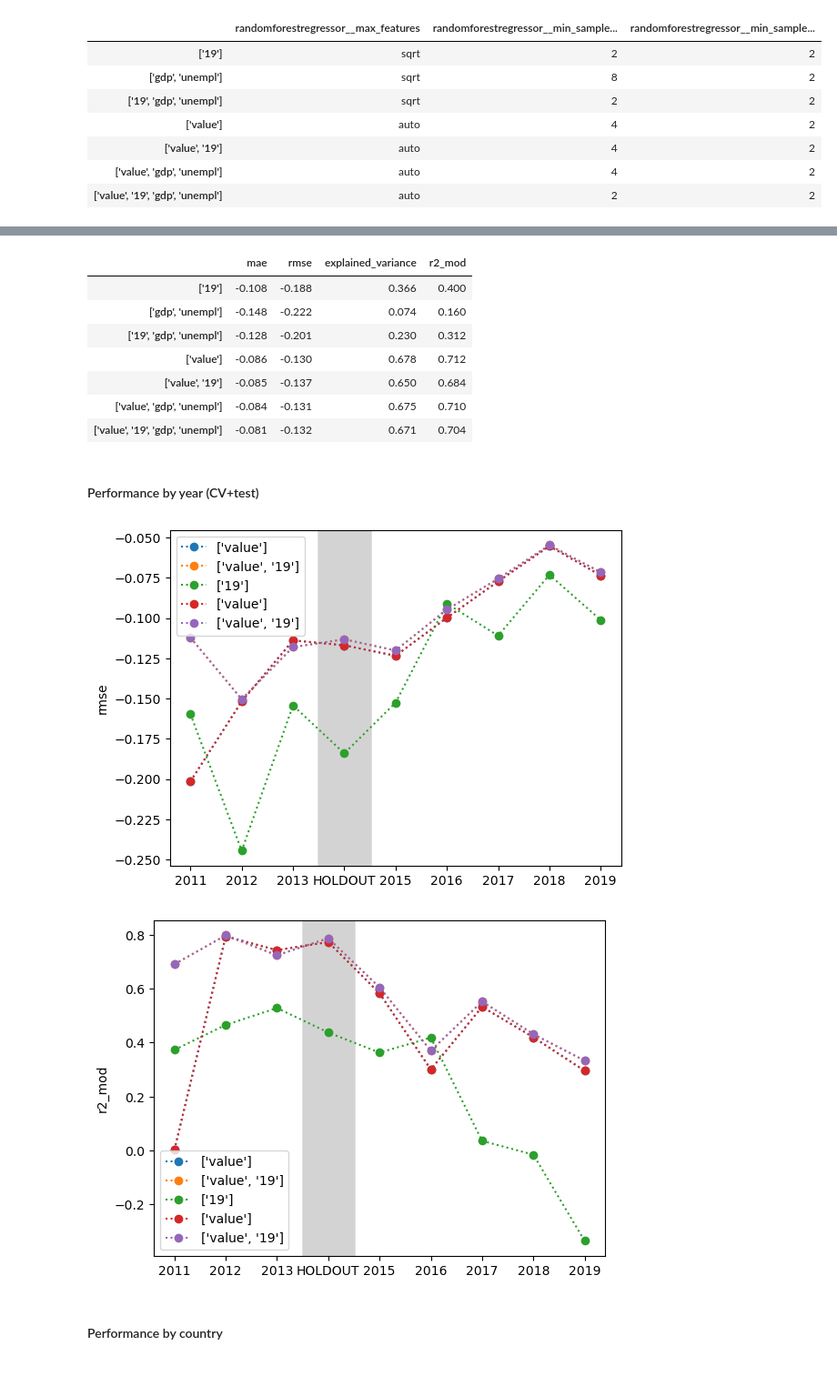
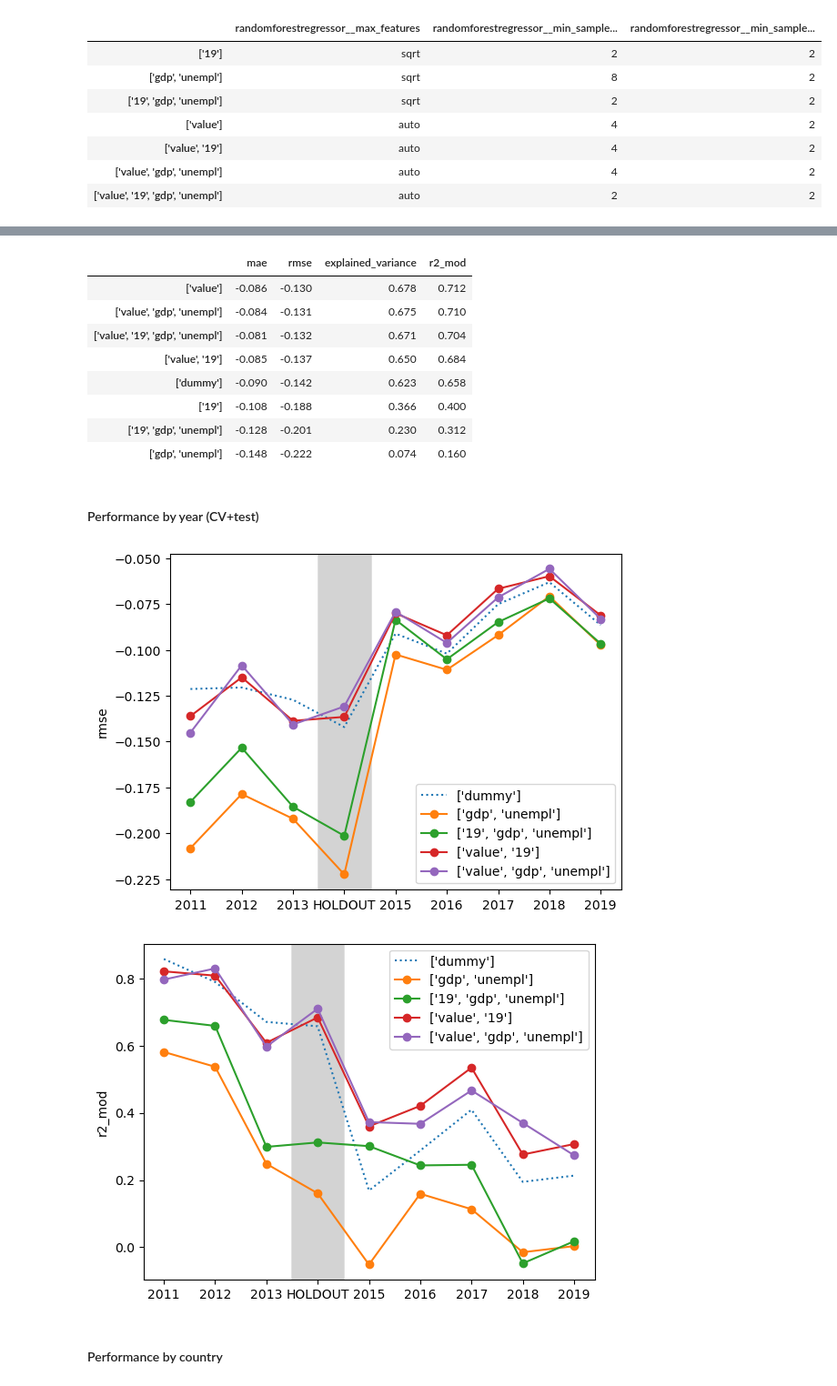
Before and after one commit to bertelsmannstift/eu-migration-forecast, a Jupyter notebook: notebooks/experiments/ensemble-best.ipynb, the cells around one changed output, grey strips where cells are left out. Shown: that part at 91% size. Cells and saved outputs as stored; diff of their text form; code cells hidden in the pictures.

Commit message:
integrated random walk into ensemble notebook

```diff
--- a/notebooks/experiments/ensemble-best.ipynb
+++ b/notebooks/experiments/ensemble-best.ipynb
@@ -101,6 +98,7 @@ cv_random = model_selection.KFold(n_splits=5, shuffle=True, random_state=42)
 ### TRAINING
 
 feature_combinations = [
+    ["dummy"],
     ["19"],
     ["gdp", "unempl"],
     ["19", "gdp", "unempl"],
@@ -110,11 +108,10 @@ feature_combinations = [
     ["value", "19", "gdp", "unempl"],
 ]
 
-tuners = []
+tuners, estimators = [], []
 cv_scores, test_scores = [], []
 train_stackeds, test_stackeds, train_unstackeds = [], [], []
 
-# params = {}
 params = {
     "randomforestregressor__max_features": ["auto", "sqrt"],
     "randomforestregressor__min_samples_leaf": [1, 2, 4, 8],
@@ -123,12 +120,15 @@ params = {
 
 for features in feature_combinations:
 
+    if "dummy" in features:
+        columns = ["value"]
+        lags = [1]
+    else:
+        columns = features
+        lags = [1, 2, 3, 4, 5, 6]
+
     labeled = eumf_pipeline.prepare_data(
-        panel_comb_3m_macro,
-        columns=features,
-        lags=[1, 2, 3, 4, 5, 6],
-        t_min=T_MIN,
-        t_max=T_MAX,
+        panel_comb_3m_macro, columns=columns, lags=lags, t_min=T_MIN, t_max=T_MAX,
     )
     transformed = eumf_pipeline.transform_data(labeled)
     train, test = eumf_pipeline.split_data(
@@ -140,18 +140,24 @@ for features in feature_combinations:
     train_unstackeds.append(train)
     test_stackeds.append(test_stacked)
 
-    tuner = eumf_pipeline.train_reg_model(
-        train_stacked,
-        reg=ensemble.RandomForestRegressor(random_state=42),
-        extra_pipeline_steps=[preprocessing.StandardScaler()],
-        params=params,
-        scoring=eumf_eval.scorer_rmse,
-    )
+    if "dummy" in features:
+        tuner = None
+        estimator = eumf_custom_models.make_linear_dummy_model(train_stacked)
+    else:
+        tuner = eumf_pipeline.train_reg_model(
+            train_stacked,
+            reg=ensemble.RandomForestRegressor(random_state=42),
+            extra_pipeline_steps=[preprocessing.StandardScaler()],
+            params=params,
+            scoring=eumf_eval.scorer_rmse,
+        )
+        estimator = tuner.best_estimator_
     tuners.append(tuner)
+    estimators.append(estimator)
 
-    cv_score = eumf_eval.score_cv(tuner.best_estimator_, train_stacked, cv=cv_default,)
+    cv_score = eumf_eval.score_cv(estimator, train_stacked, cv=cv_default,)
     cv_scores.append(cv_score)
 
-    test_score = eumf_eval.score_test(tuner.best_estimator_, test_stacked,)
+    test_score = eumf_eval.score_test(estimator, test_stacked,)
     test_scores.append(test_score)
 # %%
@@ -180,35 +195,37 @@ eumf_eval.agg_multiple_cv_scores(cv_scores, feature_combinations, use_quantiles=
 # %%
-eumf_eval.agg_multiple_test_scores(test_scores, feature_combinations)
+eumf_eval.agg_multiple_test_scores(test_scores, feature_combinations).sort_values("rmse", ascending=False)
 # %% [output]
 |  | mae | rmse | explained_variance | r2_mod |
-| ['19'] | -0.108 | -0.188 | 0.366 | 0.400 |
-| ['gdp', 'unempl'] | -0.148 | -0.222 | 0.074 | 0.160 |
-| ['19', 'gdp', 'unempl'] | -0.128 | -0.201 | 0.230 | 0.312 |
 | ['value'] | -0.086 | -0.130 | 0.678 | 0.712 |
-| ['value', '19'] | -0.085 | -0.137 | 0.650 | 0.684 |
 | ['value', 'gdp', 'unempl'] | -0.084 | -0.131 | 0.675 | 0.710 |
 | ['value', '19', 'gdp', 'unempl'] | -0.081 | -0.132 | 0.671 | 0.704 |
+| ['value', '19'] | -0.085 | -0.137 | 0.650 | 0.684 |
+| ['dummy'] | -0.090 | -0.142 | 0.623 | 0.658 |
+| ['19'] | -0.108 | -0.188 | 0.366 | 0.400 |
+| ['19', 'gdp', 'unempl'] | -0.128 | -0.201 | 0.230 | 0.312 |
+| ['gdp', 'unempl'] | -0.148 | -0.222 | 0.074 | 0.160 |
 # %% [markdown]
 #### Performance by year (CV+test)
 # %%
-indices = [1, 2, -3, -2, -1]
+indices = [0, 2, 3, -3, -2]
 metrics = ["rmse", "r2_mod"]
 
 fold_labels = [2011, 2012, 2013, "HOLDOUT", 2015, 2016, 2017, 2018, 2019]
 
 for m in metrics:
     eumf_eval.cv_performance_plot(
         cv_scores,
         m,
         indices=indices,
         run_labels=feature_combinations,
         fold_labels=fold_labels,
         test_scores=test_scores,
         test_pos=fold_labels.index("HOLDOUT"),
+        benchmark_indices=[0]
     )
     plt.show()
 # %% [output]
-[figure, old version]
+[figure, new version]
-[figure, old version]
+[figure, new version]
 # %% [markdown]
 #### Performance by country
```
Also changed, not shown: parts of 33 cells of this notebook, 4 other files.
